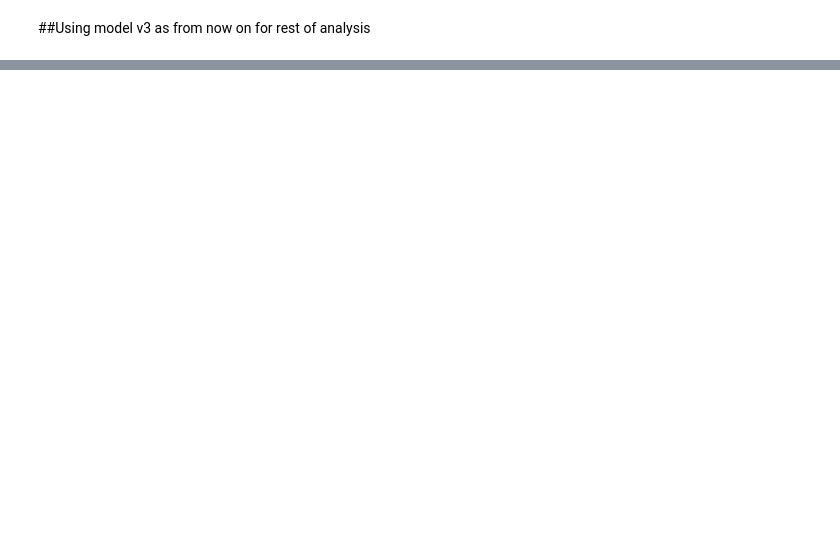
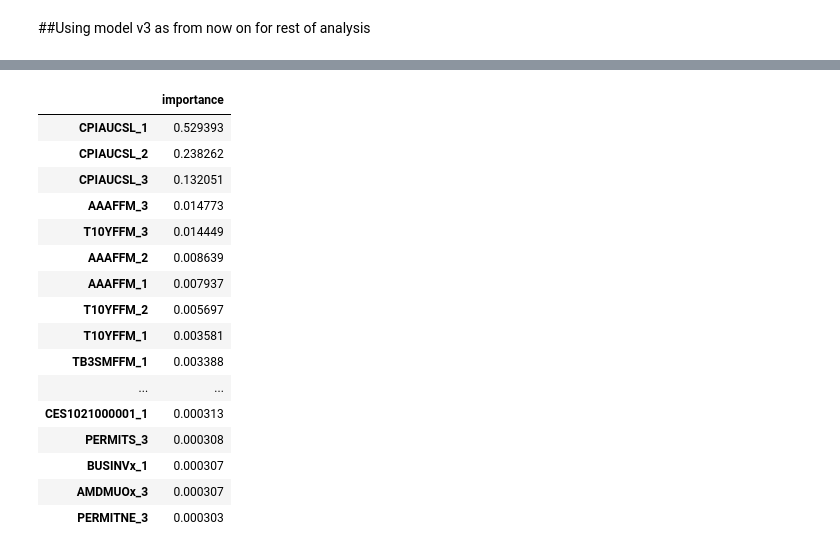
Before and after one commit to Geetika-L/Econ_472, a Jupyter notebook: Econ_472_RF_improved.ipynb, the cells around one changed output, grey strips where cells are left out. Saved outputs shown, nothing was run; the diff lists cells and outputs as text; code cells hidden in the pictures; blank space fills up the shorter version.

```diff
--- a/Econ_472_RF_improved.ipynb
+++ b/Econ_472_RF_improved.ipynb
@@ -257,0 +300,24 @@ plt.show()
+# %%
+feature_importances = pd.DataFrame(model_v3.feature_importances_,
+                                index = model_v3.feature_names_in_,
+                                columns=['importance']).sort_values('importance',ascending=False)
+# %%
+feature_importances.head(40)
+# %% [output]
+|  | importance |
+| CPIAUCSL_1 | 0.529393 |
+| CPIAUCSL_2 | 0.238262 |
+| CPIAUCSL_3 | 0.132051 |
+| AAAFFM_3 | 0.014773 |
+| T10YFFM_3 | 0.014449 |
+| AAAFFM_2 | 0.008639 |
+| AAAFFM_1 | 0.007937 |
+| T10YFFM_2 | 0.005697 |
+| T10YFFM_1 | 0.003581 |
+| TB3SMFFM_1 | 0.003388 |
+| ... | ... |
+| CES1021000001_1 | 0.000313 |
+| PERMITS_3 | 0.000308 |
+| BUSINVx_1 | 0.000307 |
+| AMDMUOx_3 | 0.000307 |
+| PERMITNE_3 | 0.000303 |
```
Also changed, not shown: parts of 7 cells of this notebook, 1 other file.
